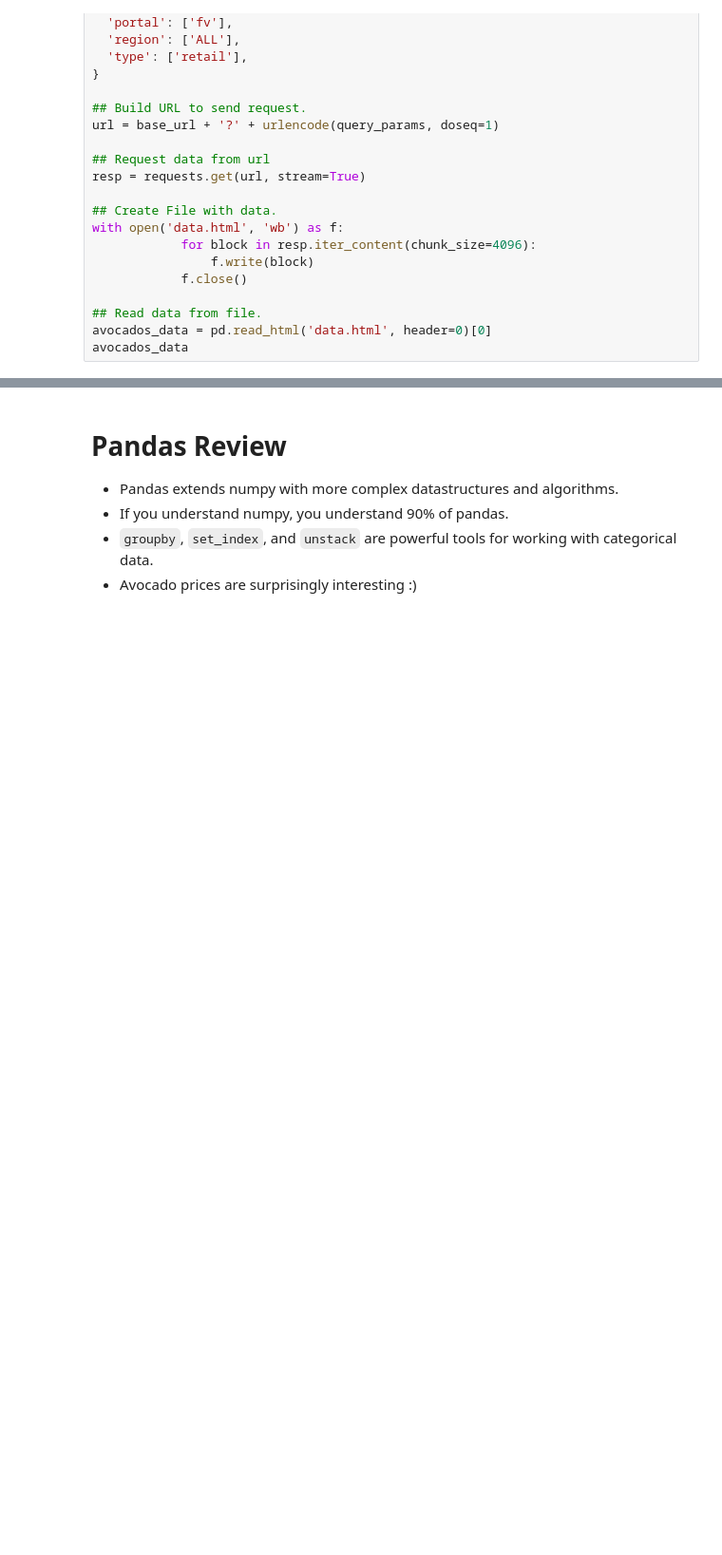
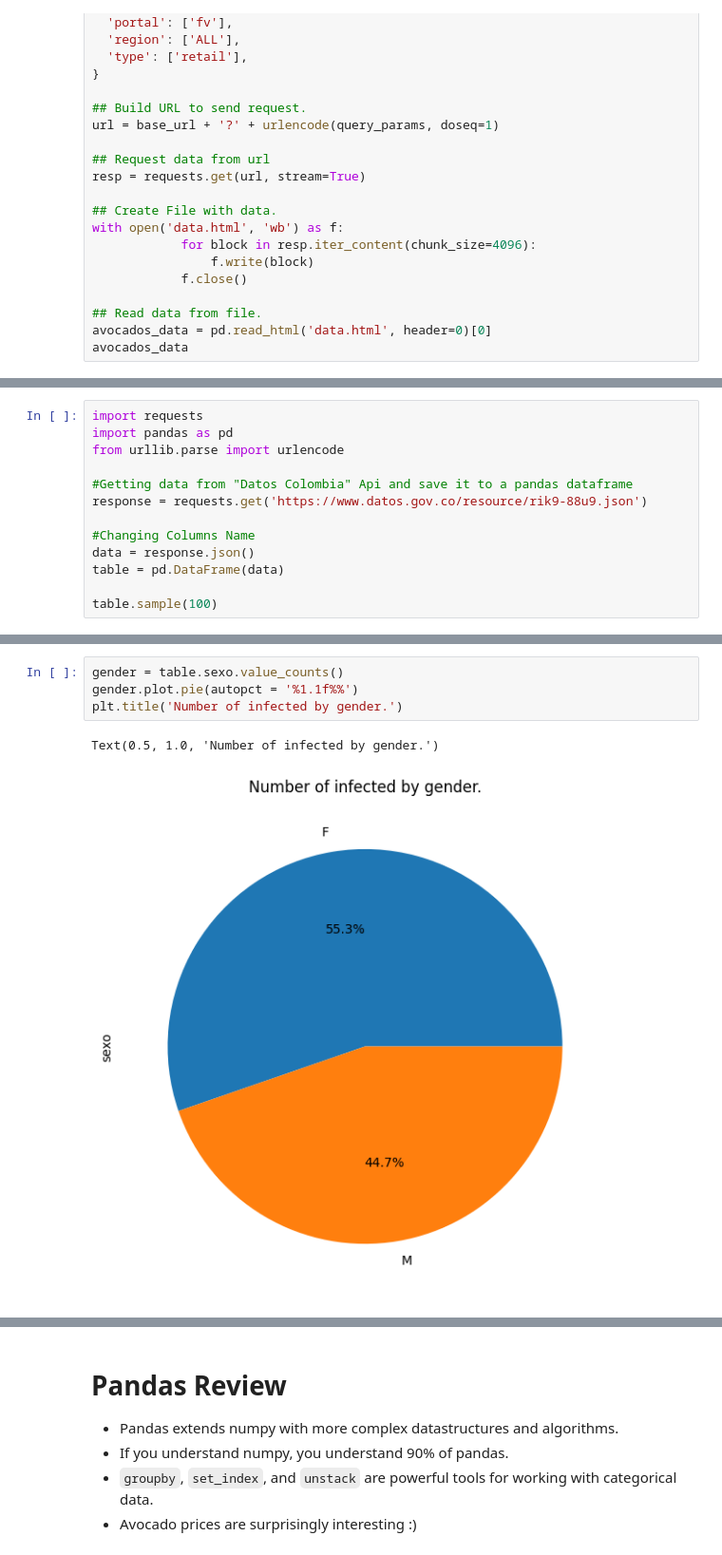
Before and after one commit to Fecry/MetNumUN2024I, a Jupyter notebook: Lab2/crramirezmo_Lab2.ipynb, the cells around one changed output, grey strips where cells are left out. Shown at 95% size. Drawn from its saved outputs; the diff is of its cells as text; blank space fills up the shorter version.

```diff
--- a/Lab2/crramirezmo_Lab2.ipynb
+++ b/Lab2/crramirezmo_Lab2.ipynb
@@ -1610,0 +1732,13 @@ print("Diagrama de barras de la edad ")
+# %%
+import requests
+import pandas as pd
+from urllib.parse import urlencode
+
+#Getting data from "Datos Colombia" Api and save it to a pandas dataframe
+response = requests.get('https://www.datos.gov.co/resource/rik9-88u9.json')
+
+#Changing Columns Name
+data = response.json()
+table = pd.DataFrame(data)
+
+table.sample(100)
@@ -1610,0 +1759,7 @@ print("Diagrama de barras de la edad ")
+# %%
+gender = table.sexo.value_counts()
+gender.plot.pie(autopct = '%1.1f%%')
+plt.title('Number of infected by gender.')
+# %% [output]
+Text(0.5, 1.0, 'Number of infected by gender.')
+[figure, added]
```
Also changed, not shown: parts of 24 cells of this notebook.
